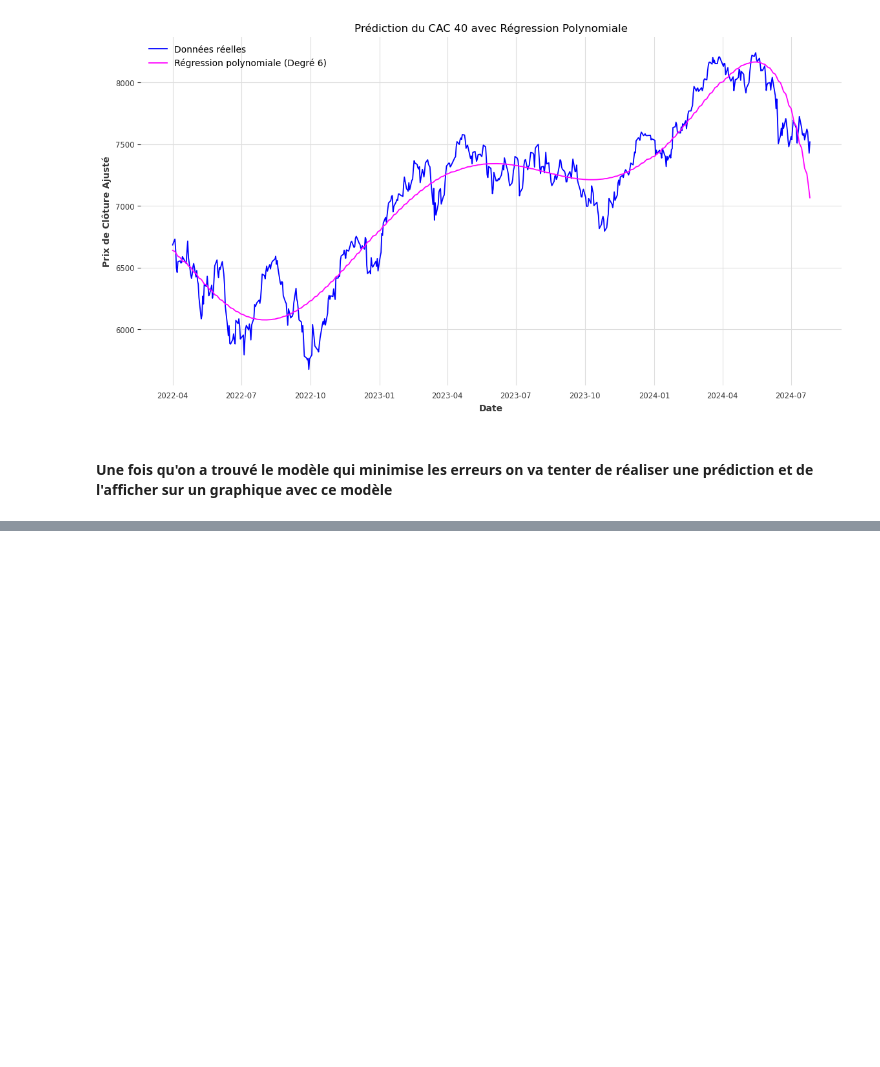
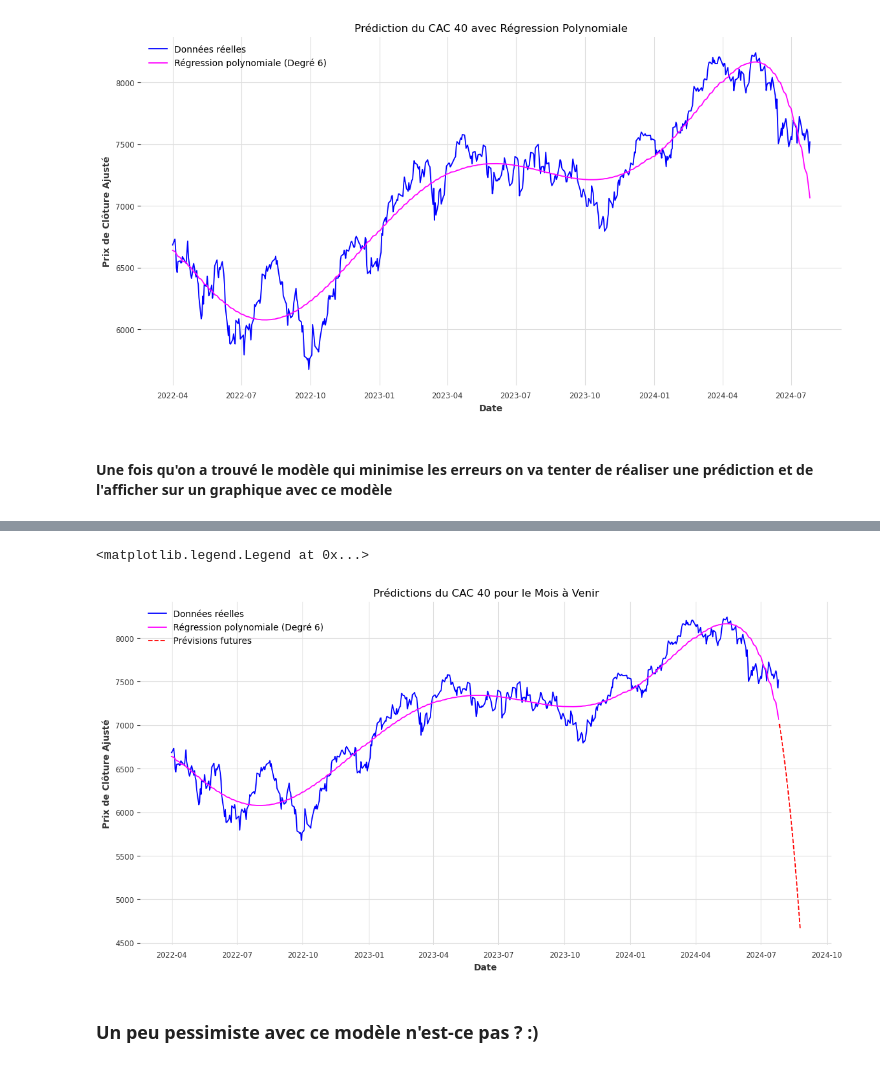
Before and after one commit to viennetcesar/trading_code, a Jupyter notebook: anticipations_CAC40.ipynb, the cells around one changed output, grey strips where cells are left out. Saved outputs shown, nothing was run; the diff lists cells and outputs as text; code cells hidden in the pictures; blank space fills up the shorter version.

Commit message:
prédictions graphiques du CAC40 avec polynome de degré élevé et explications des défaillances dans la prédiction, ajout d'explications sur le facteur exponentiel de la moyenne exponentielle

```diff
--- a/anticipations_CAC40.ipynb
+++ b/anticipations_CAC40.ipynb
@@ -733,0 +804,49 @@ Meilleur degré basé sur le Coefficient de Détermination (R^2) : 6 avec R^2 =
+# %%
+# Préparation pour les prédictions futures
+# Supposons que vous voulez prédire pour les 30 prochains jours
+n_days_future = 30
+dernier_jour = len(cac40['Adj Close']) - 1
+nouveaux_jours = np.arange(dernier_jour + 1, dernier_jour + 1 + n_days_future).reshape(-1, 1)
+
+# Créer les caractéristiques polynomiales pour les jours futurs
+nouveau_polynome_caracteristiques = PolynomialFeatures(degree=degre_optimal)
+nouveaux_jours_polynome = nouveau_polynome_caracteristiques.fit_transform(nouveaux_jours)
+
+# Réaliser les prédictions pour les jours futurs
+predictions_futures = modele.predict(nouveaux_jours_polynome)
+
+# Générer les dates futures en ajoutant des jours au dernier jour connu
+# On récupère la dernière date de note dataset CAC40 avec le sélecteur [-1]
+derniere_date = cac40.index[-1]
+
+# ici pour générer les dates futures qui vont apparaître sur le graphique
+# on fait une boucle qui va de i=1 à i=30 (n_days_future = 30), on écrit +1 pour aller jusqu'à 31
+# car la boucle prend jamais en compte le dernier chiffre, elle s'arrête un indice plus tôt
+# donc quand on précise qu'on veut aller jusqu'à 31 la boucle va jusqu'à 30 en fait
+dates_futures = [derniere_date + pd.DateOffset(days=i) for i in range(1, n_days_future + 1)]
+
+# la partie suivante : derniere_date + pd.DateOffset(days=i) utilise en fait la boucle qui crée
+# des jours de 1 à 30 et prend la dernière date du dataset et lui ajoute les dates suivantes.
+# Mais attention, si on prend la dernière date et qu'on lui ajoute 1 ou 2 ou 3 etc... ça ne fonctionne
+# pas. Pourquoi ? Parcequ'on ne peut pas ajouter directement à une Date un chiffre pour avoir la date
+# suivante. D'où l'intérêt de pd.DataOffset(days=i) qui va nous permettre d'ajouter à la dernière
+# date du dataset le chiffre 'i', par exemple au début de la boucle i=1 donc on va ajouter '1'
+# à la dernière date du dataset et mieux encore, pd.DateOffset(days=i) permet de transformer ce +1
+# en date directement. Autrement dit il permet d'ajouter +1 direct sous forme de date à la dernière date.
+# donc si la dernière date est le 27 juillet, alors la suivante, le 28 juillet, sera crée grâce à
+# cette fonction.
+
+# Afficher les résultats
+plt.figure(figsize=(14, 7))
+plt.plot(cac40.index, y, label='Données réelles', color='blue')
+plt.plot(cac40.index, y_polynome_prediction, color='magenta', label=f'Régression polynomiale (Degré {degre_optimal})')
+plt.plot(dates_futures, predictions_futures, color='red', linestyle='--', label='Prévisions futures')
+plt.xlabel('Date')
+plt.ylabel('Prix de Clôture Ajusté')
+plt.title('Prédictions du CAC 40 pour le Mois à Venir')
+plt.legend()
+# %% [output]
+<matplotlib.legend.Legend at 0x...>
+[figure, added]
+# %% [markdown]
+### Un peu pessimiste avec ce modèle n'est-ce pas ? :)
```
Also changed, not shown: parts of 17 cells of this notebook.
